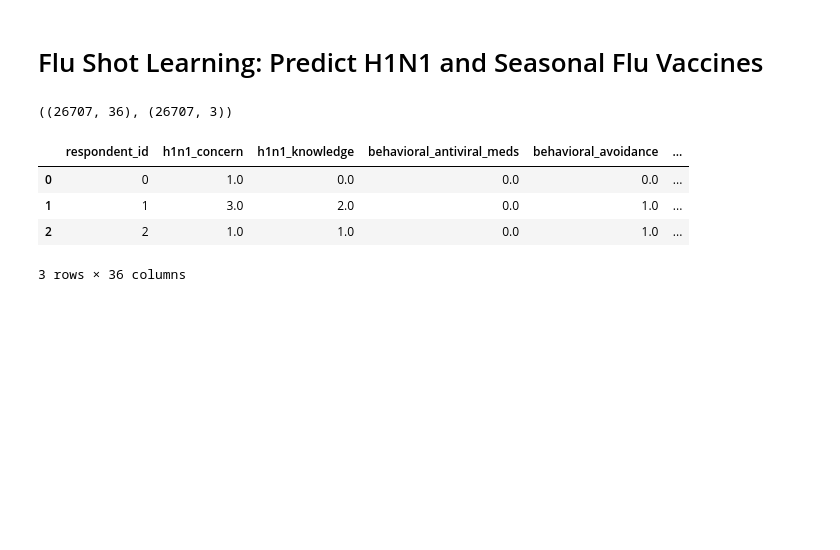
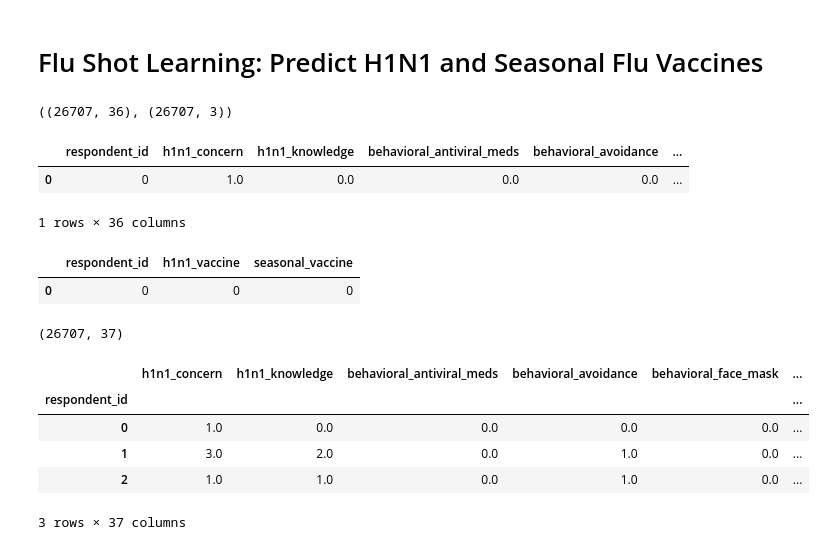
Before and after one commit to macapagithub/exaple-unsupervised-learning, a Jupyter notebook: EDA.ipynb, the cells around one changed output. Saved outputs shown, nothing was run; the diff lists cells and outputs as text; code cells hidden in the pictures; blank space fills up the shorter version.

```diff
--- a/EDA.ipynb
+++ b/EDA.ipynb
@@ -13,7 +13,7 @@ url_train_labels = 'https://raw.githubusercontent.com/macapagithub/exaple-unsupe
 url_test_features = 'https://raw.githubusercontent.com/macapagithub/exaple-unsupervised-learning/master/data/test_set_features.csv'
 url_train_features = 'https://raw.githubusercontent.com/macapagithub/exaple-unsupervised-learning/master/data/training_set_features.csv'
 # %%
-test_features = pd.read_csv(url_test_features)
-train_features = pd.read_csv(url_train_features)
-train_labels = pd.read_csv(url_train_labels)
+test_features_df = pd.read_csv(url_test_features)
+train_features_df = pd.read_csv(url_train_features)
+train_labels_df = pd.read_csv(url_train_labels)
 # %%
@@ -21,10 +21,26 @@ train_features.shape, train_labels.shape
 # %% [output]
 ((26707, 36), (26707, 3))
-# %%
-train_features.head(3)
-# %% [output]
-|  | respondent_id | h1n1_concern | h1n1_knowledge | behavioral_antiviral_meds | behavioral_avoidance | ... |
-| 0 | 0 | 1.0 | 0.0 | 0.0 | 0.0 | ... |
-| 1 | 1 | 3.0 | 2.0 | 0.0 | 1.0 | ... |
-| 2 | 2 | 1.0 | 1.0 | 0.0 | 1.0 | ... |
-3 rows × 36 columns
+# %%
+train_features_df.head(1)
+# %% [output]
+|  | respondent_id | h1n1_concern | h1n1_knowledge | behavioral_antiviral_meds | behavioral_avoidance | ... |
+| 0 | 0 | 1.0 | 0.0 | 0.0 | 0.0 | ... |
+1 rows × 36 columns
+# %%
+train_labels_df.head(1)
+# %% [output]
+|  | respondent_id | h1n1_vaccine | seasonal_vaccine |
+| 0 | 0 | 0 | 0 |
+# %%
+joined_df = train_features_df.set_index('respondent_id').join(train_labels_df.set_index('respondent_id'))
+# joined_df = train_features_df.join(train_labels_df)
+print(joined_df.shape)
+joined_df.head(3)
+# %% [output]
+(26707, 37)
+|  | h1n1_concern | h1n1_knowledge | behavioral_antiviral_meds | behavioral_avoidance | behavioral_face_mask | ... |
+| respondent_id |  |  |  |  |  | ... |
+| 0 | 1.0 | 0.0 | 0.0 | 0.0 | 0.0 | ... |
+| 1 | 3.0 | 2.0 | 0.0 | 1.0 | 0.0 | ... |
+| 2 | 1.0 | 1.0 | 0.0 | 1.0 | 0.0 | ... |
+3 rows × 37 columns
```
Also changed, not shown: parts of 3 cells of this notebook.
